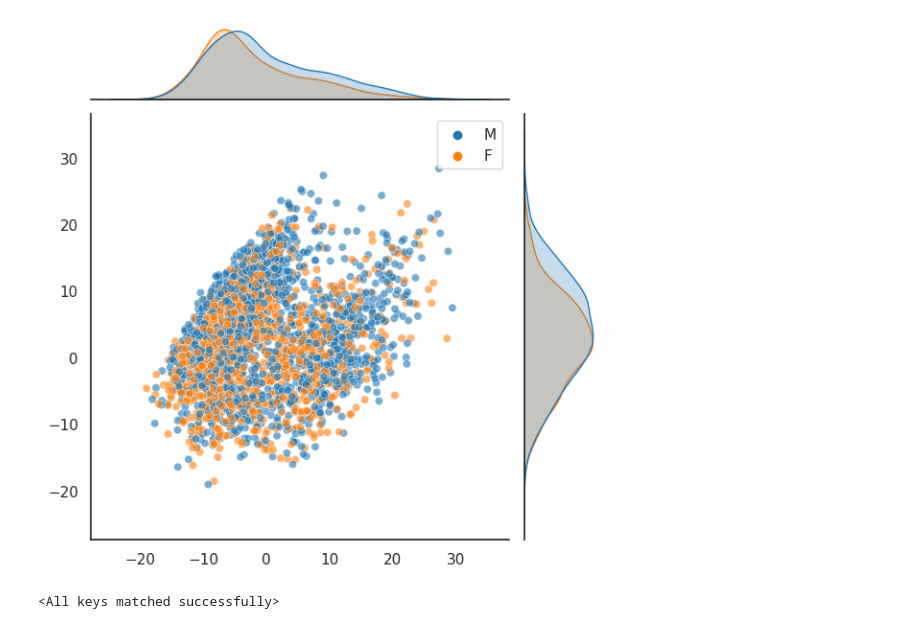
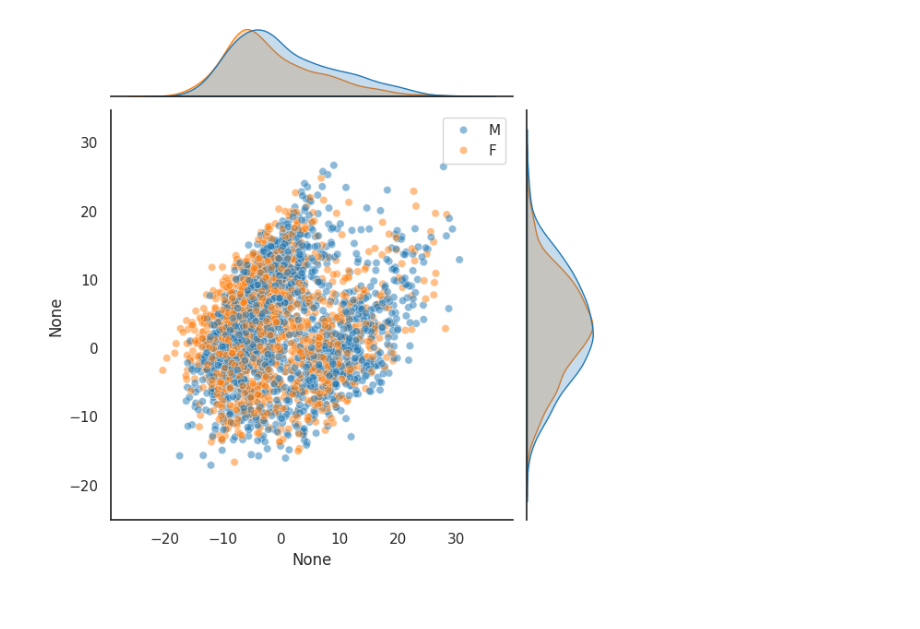
Before and after one commit to saiboxx/chexray-ortho, a Jupyter notebook: notebooks/0_sandbox.ipynb, the cells around one changed output. Cells and saved outputs as stored; diff of their text form; code cells hidden in the pictures.

```diff
--- a/notebooks/0_sandbox.ipynb
+++ b/notebooks/0_sandbox.ipynb
@@ -20,0 +193,14 @@ TARGET_DISEASE = 'Pleural Effusion'
+# %%
+import matplotlib.pyplot as plt
+import seaborn as sns
+sns.set_theme(style='white', palette=None)
+fig = sns.jointplot(
+    x=test_pca[:, 0],
+    y=test_pca[:, 1],
+    hue=evaluator.test_df['age'],
+    kind='scatter',
+    alpha=0.6,
+    joint_kws=dict(rasterized=True)
+)
+fig.ax_joint.legend(loc='upper right')
+plt.show()
@@ -21,45 +209,23 @@ TARGET_DISEASE = 'Pleural Effusion'
+# %%
+from sklearn.decomposition import PCA
+
+pca = PCA(n_components=2)
+pca.fit(evaluator.train_emb_ortho)
+test_pca = pca.transform(evaluator.test_emb_ortho)
 # %%
-# import matplotlib.pyplot as plt
-# import seaborn as sns
-# sns.set_theme(style='white', palette=None)
-# fig = sns.jointplot(
-#     x=test_emb[:, 0],
-#     y=test_emb[:, 1],
-#     hue=evaluator.test_df['sex'],
-#     kind='scatter',
-#     alpha=0.6,
-#     hue_order=['M', 'F'],
-#     joint_kws=dict(rasterized=True)
-# )
-# fig.ax_joint.legend(loc='upper right')
-# plt.show()
+import matplotlib.pyplot as plt
+import seaborn as sns
+sns.set_theme(style='white', palette=None)
+fig = sns.jointplot(
+    x=test_pca[:, 0],
+    y=test_pca[:, 1],
+    hue=evaluator.test_df['sex'],
+    kind='scatter',
+    alpha=0.5,
+    hue_order=['M', 'F'],
+    joint_kws=dict(rasterized=True)
+)
+fig.ax_joint.legend(loc='upper right')
+plt.show()
 # %% [output]
-[figure, old version]
+[figure, new version]
-# %%
-from torch.nn import Conv2d, Identity
-from torchvision.models import resnet50
-
-chess_path = '../data/chess.pt'
-
-model = resnet50()
-model.conv1 = Conv2d(1, 64, kernel_size=(7, 7), stride=(2, 2), padding=(3, 3), bias=False)
-model.fc = Identity()
-state_dict = torch.load(chess_path, map_location='cpu')
-
-#print(list(checkpoint['state_dict'].keys()))
-#state_dict = checkpoint['state_dict']
-# for k in list(state_dict.keys()):
-#     # retain only encoder_q up to before the embedding layer
-#     if k.startswith('module.encoder_q') and not k.startswith('module.encoder_q.fc'):
-#         # remove prefix
-#         state_dict[k[len("module.encoder_q."):]] = state_dict[k]
-#     # delete renamed or unused k
-#     del state_dict[k]
-#
-model.load_state_dict(state_dict)
-#assert set(msg.missing_keys) == {'fc.weight', 'fc.bias'}
-
-
-#torch.save(model.state_dict(), '../data/chess.pt')
-# %% [output]
-<All keys matched successfully>
```
Also changed, not shown: parts of 17 cells of this notebook, 7 other files.
